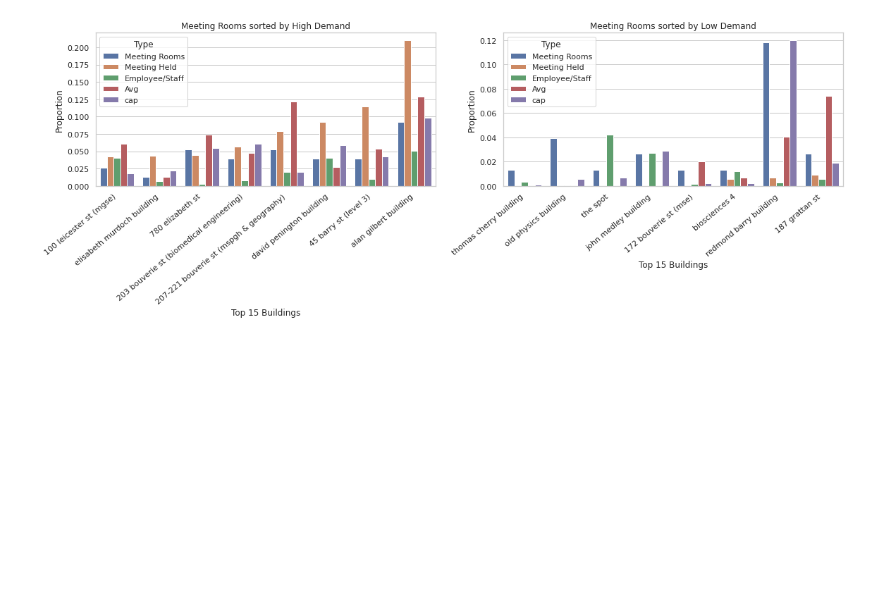
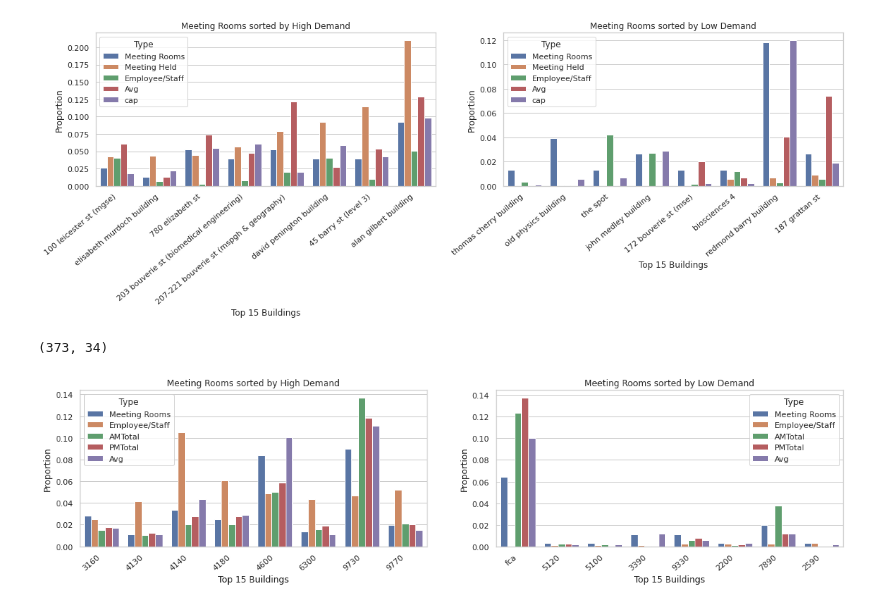
Before and after one commit to abhinavcreed13/project-space-optimisation-group-3, a Jupyter notebook: notebooks/data-preprocessing.ipynb, the cells around one changed output. Saved outputs shown, nothing was run; the diff lists cells and outputs as text; code cells hidden in the pictures; blank space fills up the shorter version.

Commit message:
added data correlation images and correlation for usage and emp data set

```diff
--- a/notebooks/data-preprocessing.ipynb
+++ b/notebooks/data-preprocessing.ipynb
@@ -417,11 +431,11 @@ plt.show()
 # %% [output]
 [figure]
 # %%
-merged_meeting_room_usage_df_PAR_f1 = merged_meeting_room_usage_df_PAR[merged_meeting_room_usage_df_PAR['Room Condition 2018'] == 'excellent']
-gdf1 = merged_meeting_room_usage_df_PAR_f1.groupby(by=['Building Code','Building Name'], as_index=False).agg({'Room Code':pd.Series.nunique})
+possible_meeting_rooms_df_f1 = merged_meeting_room_usage_df_PAR[merged_meeting_room_usage_df_PAR['Room Condition 2018'] == 'excellent']
+gdf1 = possible_meeting_rooms_df_f1.groupby(by=['Building Code','Building Name'], as_index=False).agg({'Room Code':pd.Series.nunique})
 gdf1.sort_values(by=['Room Code'], inplace=True)
 
-gdf2 = merged_meeting_room_usage_df_PAR_f1.groupby(by=['Building Code','Building Name'], as_index=False).agg({'Meetings':sum,'AvgAttendees':sum,'Room Capacity':sum})
+gdf2 = possible_meeting_rooms_df_f1.groupby(by=['Building Code','Building Name'], as_index=False).agg({'Meetings':sum,'AvgAttendees':sum,'Room Capacity':sum})
 gdf2.sort_values(by=['Meetings','AvgAttendees','Room Capacity'], inplace=True)
 
 gdf3 = merged_em_location_df_PAR.groupby(by=['Building Code','Building Name'], as_index=False).agg({'Employee Sequential ID':pd.Series.nunique})
@@ -501,11 +515,11 @@ plt.show()
 # %% [output]
 [figure]
 # %%
-merged_meeting_room_usage_df_PAR_f1 = merged_meeting_room_usage_df_PAR[merged_meeting_room_usage_df_PAR['Room Condition 2018'] == 'good']
-gdf1 = merged_meeting_room_usage_df_PAR_f1.groupby(by=['Building Code','Building Name'], as_index=False).agg({'Room Code':pd.Series.nunique})
+possible_meeting_rooms_df_f1 = merged_meeting_room_usage_df_PAR[merged_meeting_room_usage_df_PAR['Room Condition 2018'] == 'good']
+gdf1 = possible_meeting_rooms_df_f1.groupby(by=['Building Code','Building Name'], as_index=False).agg({'Room Code':pd.Series.nunique})
 gdf1.sort_values(by=['Room Code'], inplace=True)
 
-gdf2 = merged_meeting_room_usage_df_PAR_f1.groupby(by=['Building Code','Building Name'], as_index=False).agg({'Meetings':sum,'AvgAttendees':sum,'Room Capacity':sum})
+gdf2 = possible_meeting_rooms_df_f1.groupby(by=['Building Code','Building Name'], as_index=False).agg({'Meetings':sum,'AvgAttendees':sum,'Room Capacity':sum})
 gdf2.sort_values(by=['Meetings','AvgAttendees','Room Capacity'], inplace=True)
 
 gdf3 = merged_em_location_df_PAR.groupby(by=['Building Code','Building Name'], as_index=False).agg({'Employee Sequential ID':pd.Series.nunique})
@@ -584,3 +598,9 @@ ax2.set_title("Meeting Rooms sorted by Low Demand")
 plt.show()
 # %% [output]
 [figure]
+# %%
+meeting_room_usage_data_new = pd.merge(merged_meeting_room_usage_df_PAR,possible_meeting_rooms_df,on=['Building Code','Floor Code','Room Code'])
+rename_drop_cols(meeting_room_usage_data_new)
+meeting_room_usage_data_new.shape
+# %% [output]
+(373, 34)
@@ -586,0 +631,51 @@ plt.show()
+# %%
+gd = pd.merge(gdf2, gdf1, on=['Department Code'])
+d = {
+    'Department Code':[],
+    'Type':[],
+    'Value':[]
+}
+for idx,row in gd.iterrows():
+    d['Department Code'].append(row['Department Code'])
+    d['Type'].append('Meeting Rooms')
+    d['Value'].append(row['Room Code'])
+    d['Department Code'].append(row['Department Code'])
+    d['Type'].append('Employee/Staff')
+    d['Value'].append(row['Employee Sequential ID'])
+    d['Department Code'].append(row['Department Code'])
+    d['Type'].append('AMTotal')
+    d['Value'].append(row['AMtotal'])
+    d['Department Code'].append(row['Department Code'])
+    d['Type'].append('PMTotal')
+    d['Value'].append(row['PMtotal'])
+    # d['Department Code'].append(row['Department Code'])
+    # d['Type'].append('Meetings Held')
+    # d['Value'].append(row['Meetings'])
+    d['Department Code'].append(row['Department Code'])
+    d['Type'].append('Avg')
+    d['Value'].append(row['AvgAttendees'])
+
+df= pd.DataFrame(data = d)
+
+
+
+fig, ax = plt.subplots(1,2)
+fig.set_figheight(4)
+fig.set_figwidth(19)
+df1 = df.tail(40)
+#df1.sort_values(by=['Type'], inplace=True)
+df2 = df.head(40)
+#df2.sort_values(by=['Type'], inplace=True)
+ax1 = sns.barplot(x="Department Code", y='Value', hue='Type', dodge=True,data=df1,ax=ax[0]);
+ax1.set_xticklabels(ax1.get_xticklabels(), rotation=40, ha="right")
+ax1.set(xlabel='Top 15 Buildings', ylabel='Proportion')
+ax1.set_title("Meeting Rooms sorted by High Demand")
+
+ax2 = sns.barplot(x="Department Code", y='Value', hue='Type', dodge=True, data=df2,ax=ax[1]);
+ax2.set_xticklabels(ax2.get_xticklabels(), rotation=40, ha="right")
+ax2.set(xlabel='Top 15 Buildings', ylabel='Proportion')
+ax2.set_title("Meeting Rooms sorted by Low Demand")
+
+plt.show()
+# %% [output]
+[figure, added]
```
Also changed, not shown: parts of 5 cells of this notebook, 3 other files.
